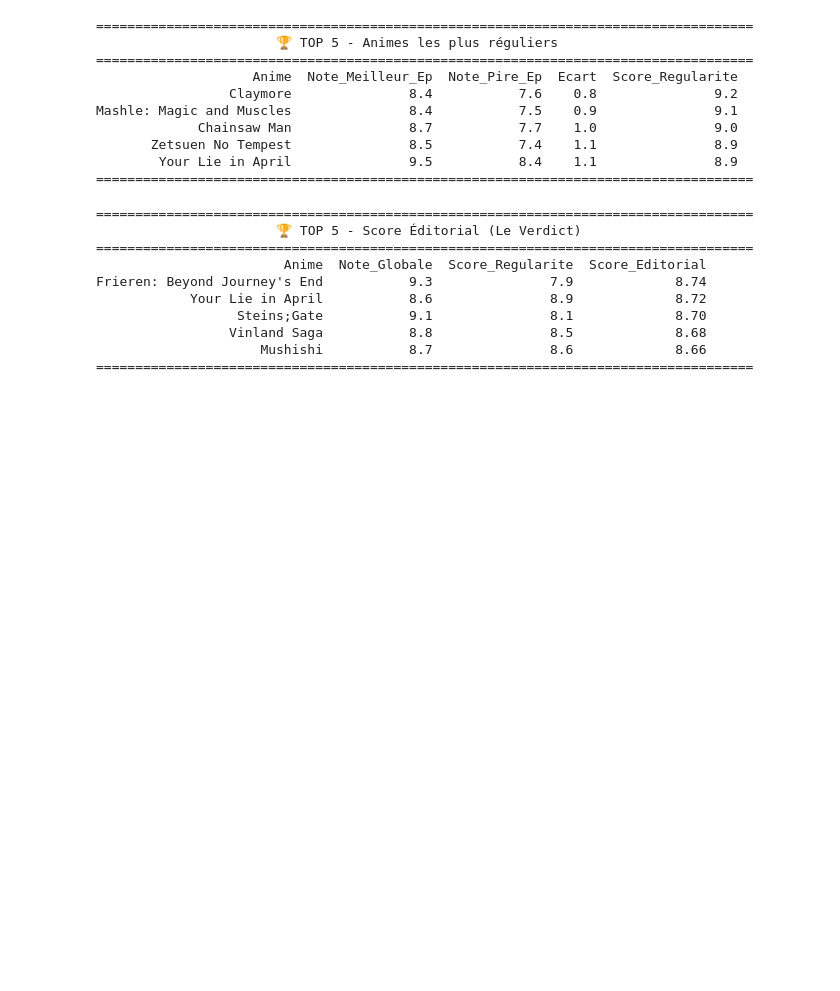
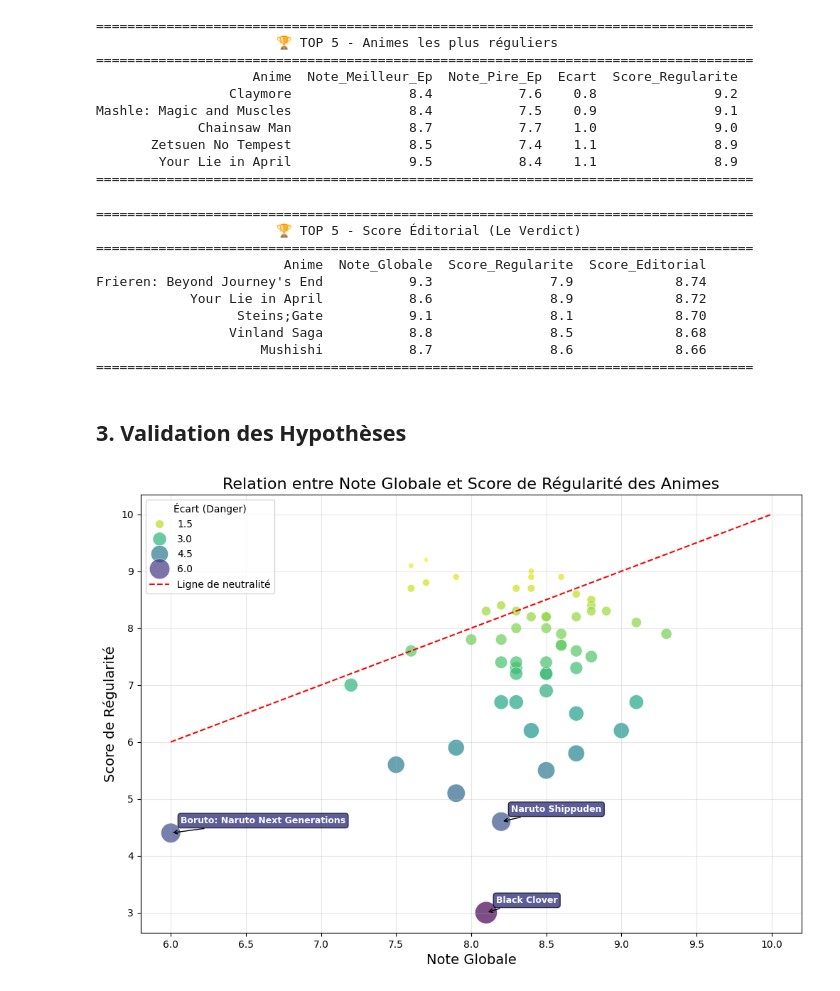
Before and after one commit to ramynbl/projet-anime-data, a Jupyter notebook: notebooks/main_analysis.ipynb, the cells around one changed output. Cells and saved outputs as stored; diff of their text form; code cells hidden in the pictures; blank space fills up the shorter version.

Commit message:
Visualisation (Création de graphique) des TOP 10 des animés selon les score globale et les score de régularité

```diff
--- a/notebooks/main_analysis.ipynb
+++ b/notebooks/main_analysis.ipynb
@@ -183,3 +183,35 @@ Frieren: Beyond Journey's End           9.3               7.9             8.74
                  Vinland Saga           8.8               8.5             8.68
                      Mushishi           8.7               8.6             8.66
 ====================================================================================
+# %% [markdown]
+## 3. Validation des Hypothèses
+# %%
+# === Graphique : Note Globale vs Score de Régularité
+
+plt.figure(figsize=(12, 8))
+
+# Nuage de points
+sns.scatterplot(data=df, x='Note_Globale', y='Score_Regularite', size='Ecart', hue='Ecart',sizes=(20, 500), palette='viridis_r', alpha=0.7)
+
+# Traçage ligne de neutralité
+plt.plot([6, 10], [6, 10], color='red', linestyle='--', label='Ligne de neutralité')
+
+plt.title('Relation entre Note Globale et Score de Régularité des Animes', fontsize=16)
+plt.xlabel('Note Globale', fontsize=14)
+plt.ylabel('Score de Régularité', fontsize=14)
+plt.legend(title='Écart (Danger)')
+plt.grid(True, alpha=0.3)
+
+# Annotation des 3 animes avec le plus grand écart
+for i in range(3):
+    worst_row = df.sort_values(by='Ecart', ascending=False).iloc[i]
+    plt.annotate(worst_row['Anime'],
+                xy=(worst_row['Note_Globale'], worst_row['Score_Regularite']),
+                xytext=(10, 10), textcoords='offset points',
+                fontsize=9, weight='bold', color='white',
+                bbox=dict(boxstyle='round,pad=0.3', facecolor='#191970', alpha=0.7),
+                arrowprops=dict(arrowstyle='->', connectionstyle='arc3,rad=0'))
+
+plt.show()
+# %% [output]
+[figure, added]
```
Also changed, not shown: parts of 2 cells of this notebook, 1 other file.
